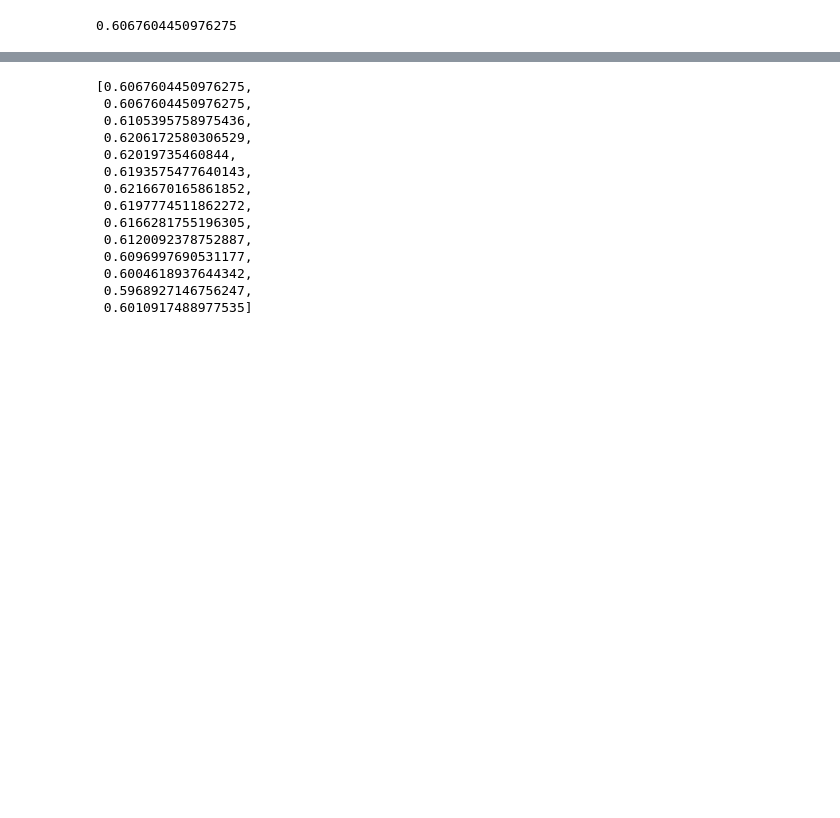
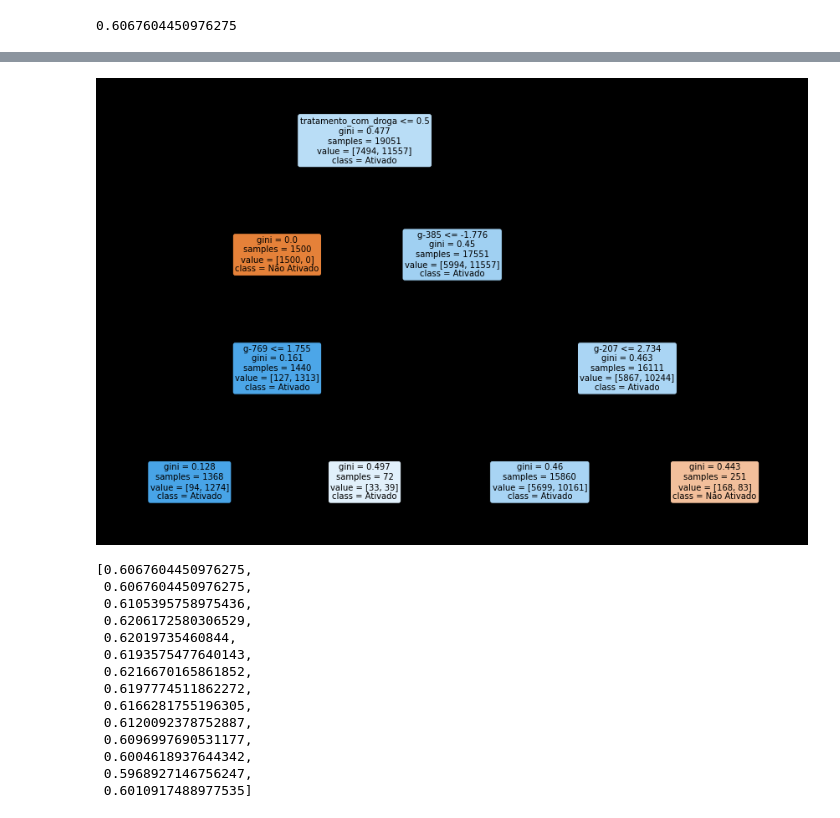
Before and after one commit to leonardo-melniski/colab, a Jupyter notebook: imersaodados3_aula5.ipynb, the cells around one changed output, grey strips where cells are left out. Cells and saved outputs as stored; diff of their text form; code cells hidden in the pictures; blank space fills up the shorter version.

```diff
--- a/imersaodados3_aula5.ipynb
+++ b/imersaodados3_aula5.ipynb
@@ -104,3 +104,18 @@ model_dt.score(x_test, y_test)
+# %%
+from sklearn import tree
+
+fig, ax = plt.subplots(figsize=(15, 10), facecolor='k')
+tree.plot_tree(model_dt,
+               ax=ax,
+               fontsize=10,
+               rounded=True,
+               filled=True,
+               feature_names=x_train.columns,
+               class_names=['Não Ativado', 'Ativado'])
+
+plt.show()
+# %% [output]
+[figure, added]
 # %%
 from sklearn.tree import DecisionTreeClassifier
 
```
Also changed, not shown: parts of 17 cells of this notebook.
